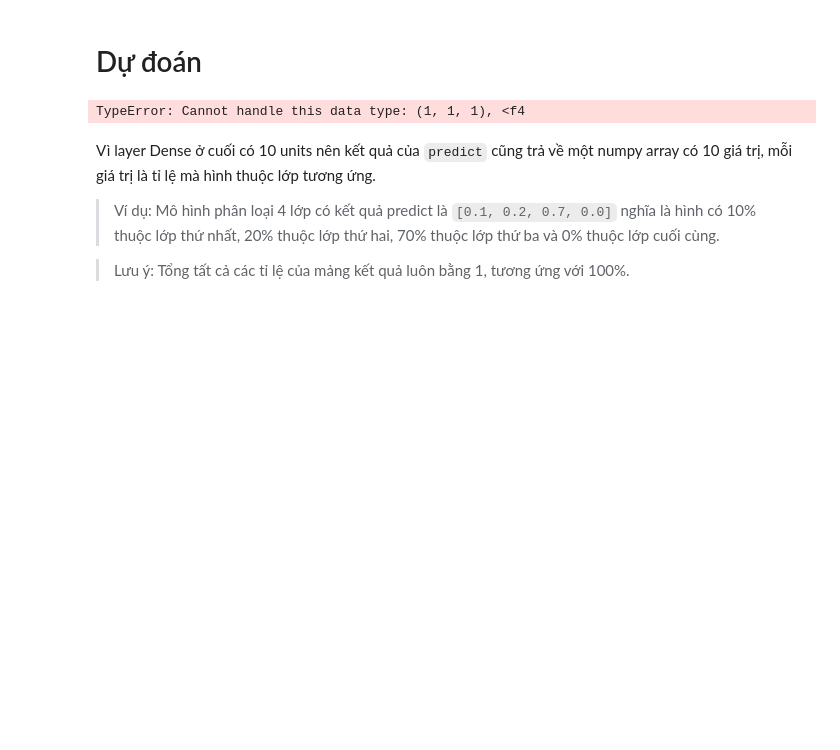
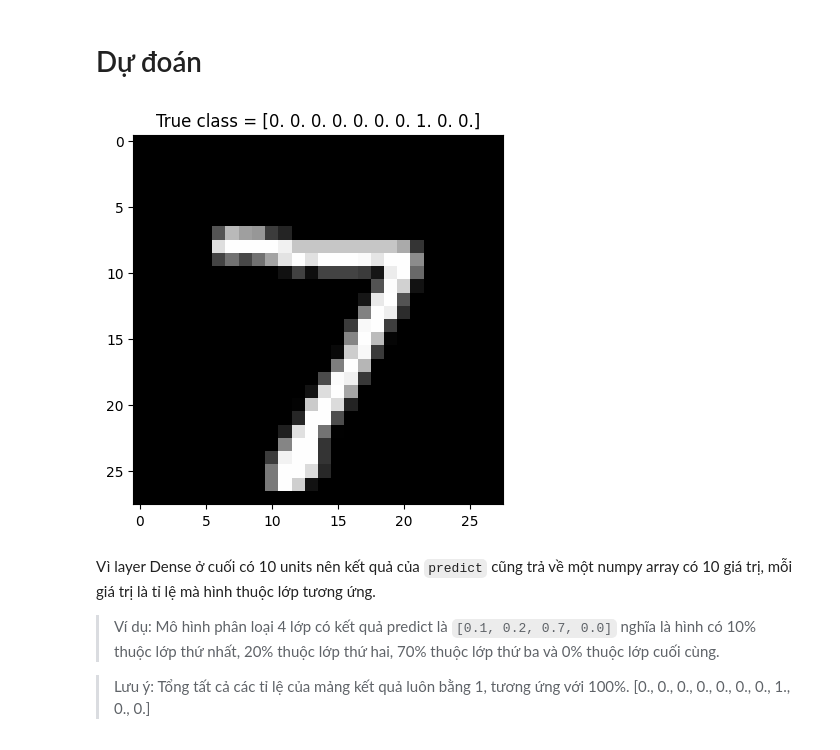
Before and after one commit to Monsieur-Map/CSI14, a Jupyter notebook: B2/mnist.ipynb, the cells around one changed output. Saved outputs shown, nothing was run; the diff lists cells and outputs as text; code cells hidden in the pictures; blank space fills up the shorter version.

```diff
--- a/B2/mnist.ipynb
+++ b/B2/mnist.ipynb
@@ -128,17 +128,18 @@ Test accuracy: 0.9858999848365784
 # Dự đoán
 # %%
 test_img = X_test[0]
-img = Image.fromarray(test_img)
+img = Image.fromarray((test_img.squeeze() *255).astype("uint8"))
 plt.imshow(img, cmap='gray')
 plt.title(f"True class = {y_test[0]}")
 plt.show()
 # %% [output]
-TypeError: Cannot handle this data type: (1, 1, 1), <f4
+[figure, added]
 # %% [markdown]
 Vì layer Dense ở cuối có 10 units nên kết quả của `predict` cũng trả về một numpy array có 10 giá trị, mỗi giá trị là tỉ lệ mà hình thuộc lớp tương ứng.
 > Ví dụ: Mô hình phân loại 4 lớp có kết quả predict là `[0.1, 0.2, 0.7, 0.0]` nghĩa là hình có 10% thuộc lớp thứ nhất, 20% thuộc lớp thứ hai, 70% thuộc lớp thứ ba và 0% thuộc lớp cuối cùng.
 
 > Lưu ý: Tổng tất cả các tỉ lệ của mảng kết quả luôn bằng 1, tương ứng với 100%.
+[0., 0., 0., 0., 0., 0., 0., 1., 0., 0.]
 # %%
 test_img = np.expand_dims(test_img,0)
 preds = model.predict(test_img)
```
Also changed, not shown: parts of 5 cells of this notebook, 6 other files.
